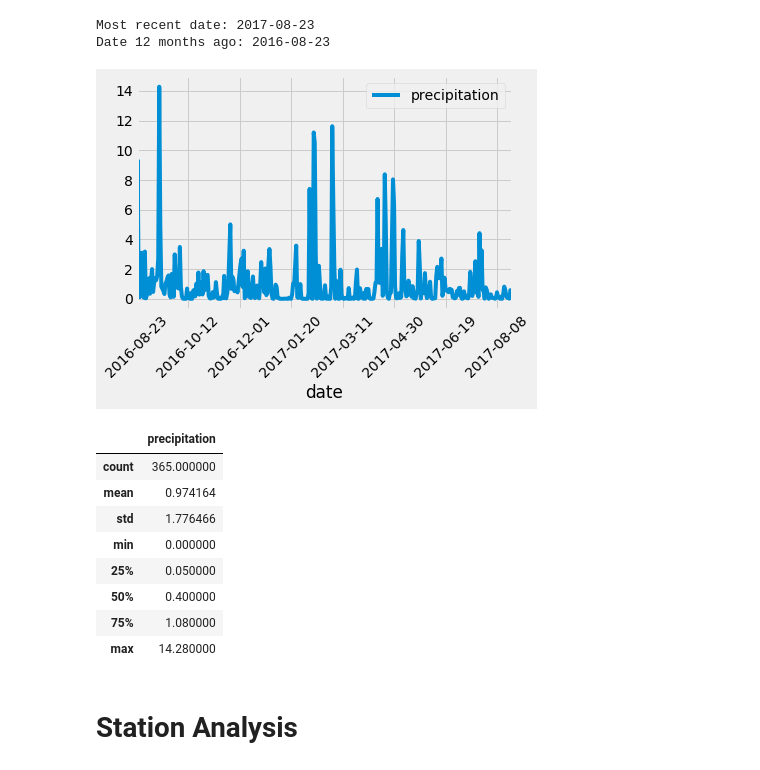
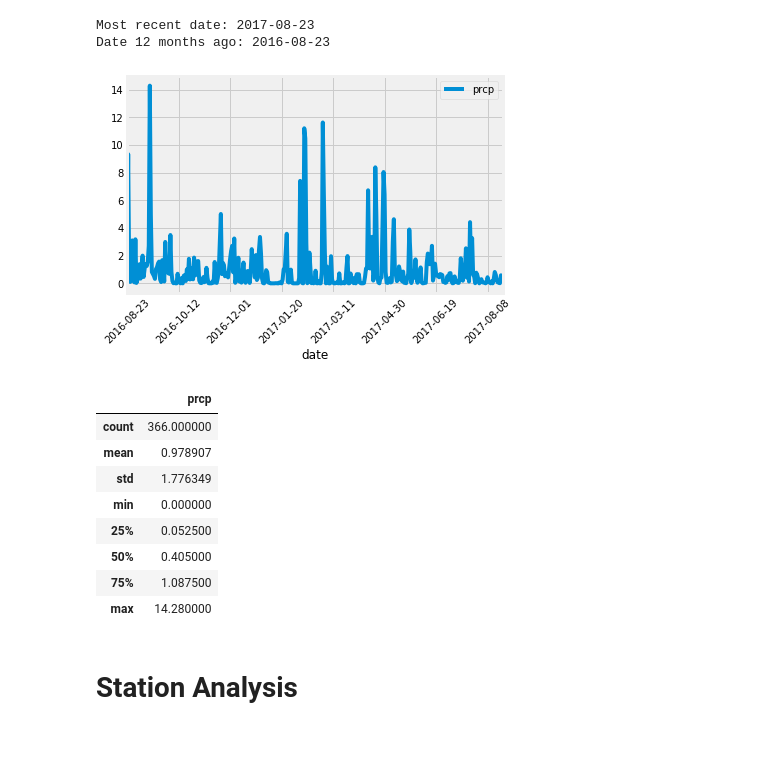
Before and after one commit to spencerrand/Climate-App, a Jupyter notebook: climate_analysis.ipynb, the cells around one changed output. Drawn from its saved outputs; the diff is of its cells as text; code cells hidden in the pictures; blank space fills up the shorter version.

```diff
--- a/climate_analysis.ipynb
+++ b/climate_analysis.ipynb
@@ -52,34 +51,34 @@ Most recent date: 2017-08-23
 Date 12 months ago: 2016-08-23
 # %%
 # Retrieve the last 12 months of precipitation data.
-last_12_months_precip = session.query(Measurement.date, func.sum(Measurement.precipitation))\
+last_12_months_precip = session.query(Measurement.date, func.sum(Measurement.prcp))\
                     .filter(Measurement.date >= year_ago_date)\
                     .group_by(Measurement.date)\
                     .order_by(Measurement.date).all()
 
 #Load the query results into a Pandas DataFrame and set the index to the date column.
-last_12_months_precip_df = pd.DataFrame(last_12_months_precip, columns=['date', 'precipitation'])
+last_12_months_precip_df = pd.DataFrame(last_12_months_precip, columns=['date', 'prcp'])
 last_12_months_precip_df = last_12_months_precip_df.set_index('date')
 
 #Plot the results using the DataFrame plot method.
 last_12_months_precip_df.plot()
 
 # Rotate the xticks for the dates
 plt.xticks(rotation='45')
 plt.show()
 # %% [output]
-[figure, old version]
+[figure, new version]
 # %%
-last_12_months_df.describe()
+last_12_months_precip_df.describe()
 # %% [output]
-|  | precipitation |
-| count | 365.000000 |
-| mean | 0.974164 |
-| std | 1.776466 |
+|  | prcp |
+| count | 366.000000 |
+| mean | 0.978907 |
+| std | 1.776349 |
 | min | 0.000000 |
-| 25% | 0.050000 |
-| 50% | 0.400000 |
-| 75% | 1.080000 |
+| 25% | 0.052500 |
+| 50% | 0.405000 |
+| 75% | 1.087500 |
 | max | 14.280000 |
 # %% [markdown]
 <h1>Station Analysis</h1>
```
Also changed, not shown: parts of 2 cells of this notebook, 3 other files.
